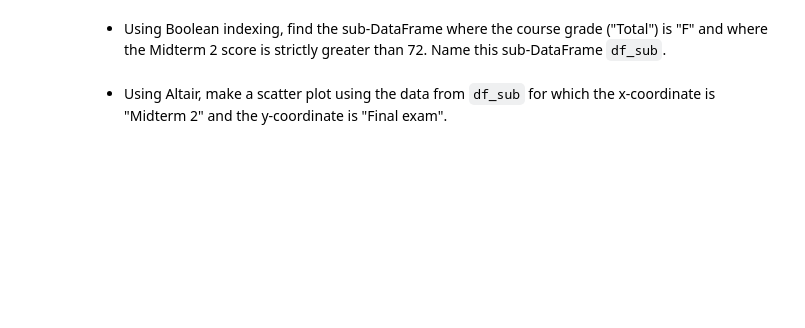
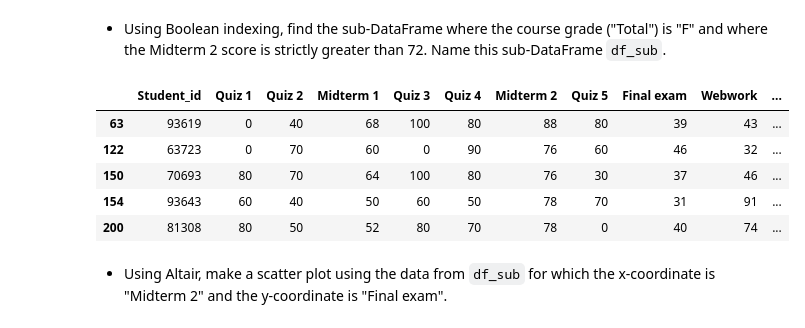
Before and after one commit to ilyaszuh/Math10, a Jupyter notebook: Worksheets/Worksheet6.ipynb, the cells around one changed output. Cells and saved outputs as stored; diff of their text form; code cells hidden in the pictures; blank space fills up the shorter version.

```diff
--- a/Worksheets/Worksheet6.ipynb
+++ b/Worksheets/Worksheet6.ipynb
@@ -11,4 +25,14 @@ Put the **full names** of everyone in your group (even if you're working alone)
 # %% [markdown]
 * Using Boolean indexing, find the sub-DataFrame where the course grade ("Total") is "F" and where the Midterm 2 score is strictly greater than 72.  Name this sub-DataFrame `df_sub`.
+# %%
+df_sub = df[(df["Total"] == "F") & (df["Midterm 2"] > 72)]
+df_sub.head()
+# %% [output]
+|  | Student_id | Quiz 1 | Quiz 2 | Midterm 1 | Quiz 3 | Quiz 4 | Midterm 2 | Quiz 5 | Final exam | Webwork | ... |
+| 63 | 93619 | 0 | 40 | 68 | 100 | 80 | 88 | 80 | 39 | 43 | ... |
+| 122 | 63723 | 0 | 70 | 60 | 0 | 90 | 76 | 60 | 46 | 32 | ... |
+| 150 | 70693 | 80 | 70 | 64 | 100 | 80 | 76 | 30 | 37 | 46 | ... |
+| 154 | 93643 | 60 | 40 | 50 | 60 | 50 | 78 | 70 | 31 | 91 | ... |
+| 200 | 81308 | 80 | 50 | 52 | 80 | 70 | 78 | 0 | 40 | 74 | ... |
 # %% [markdown]
 * Using Altair, make a scatter plot using the data from `df_sub` for which the x-coordinate is "Midterm 2" and the y-coordinate is "Final exam".
```
Also changed, not shown: parts of 17 cells of this notebook, 7 other files.
